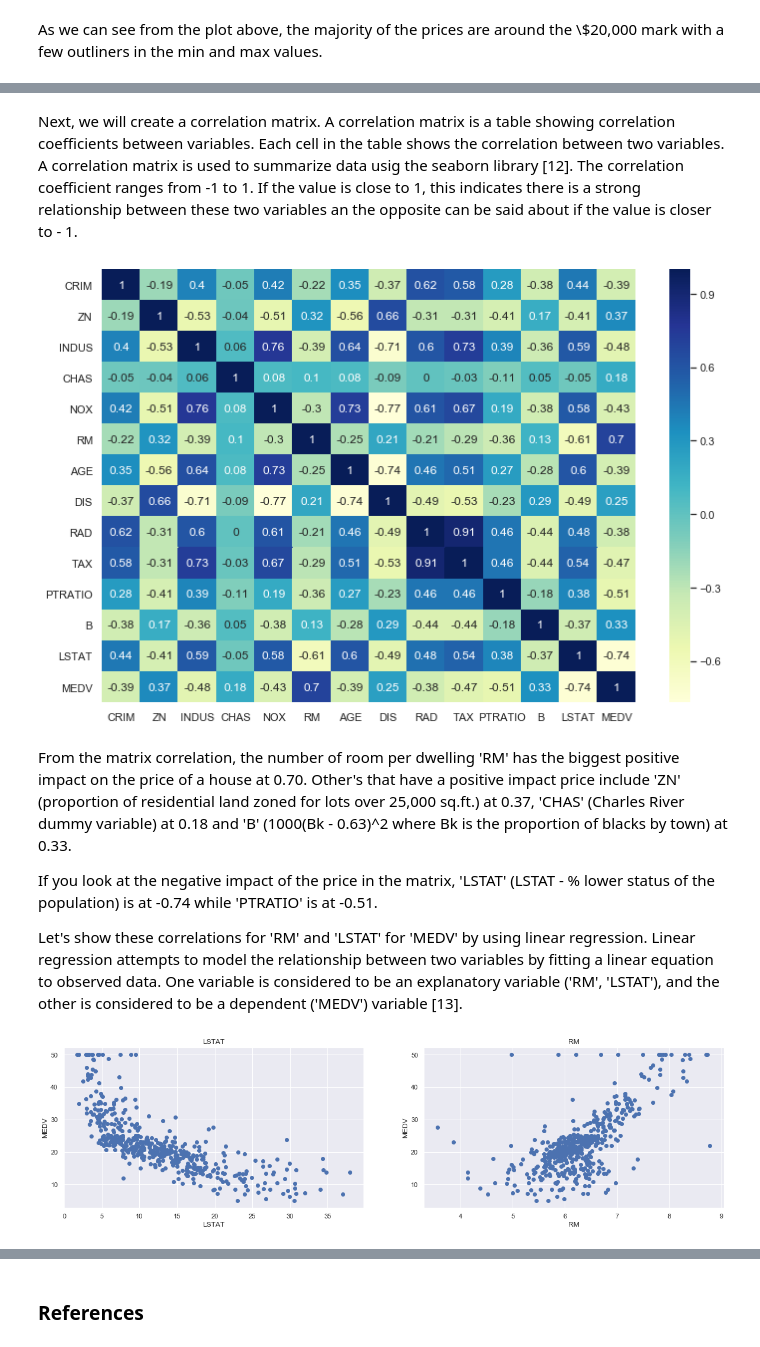
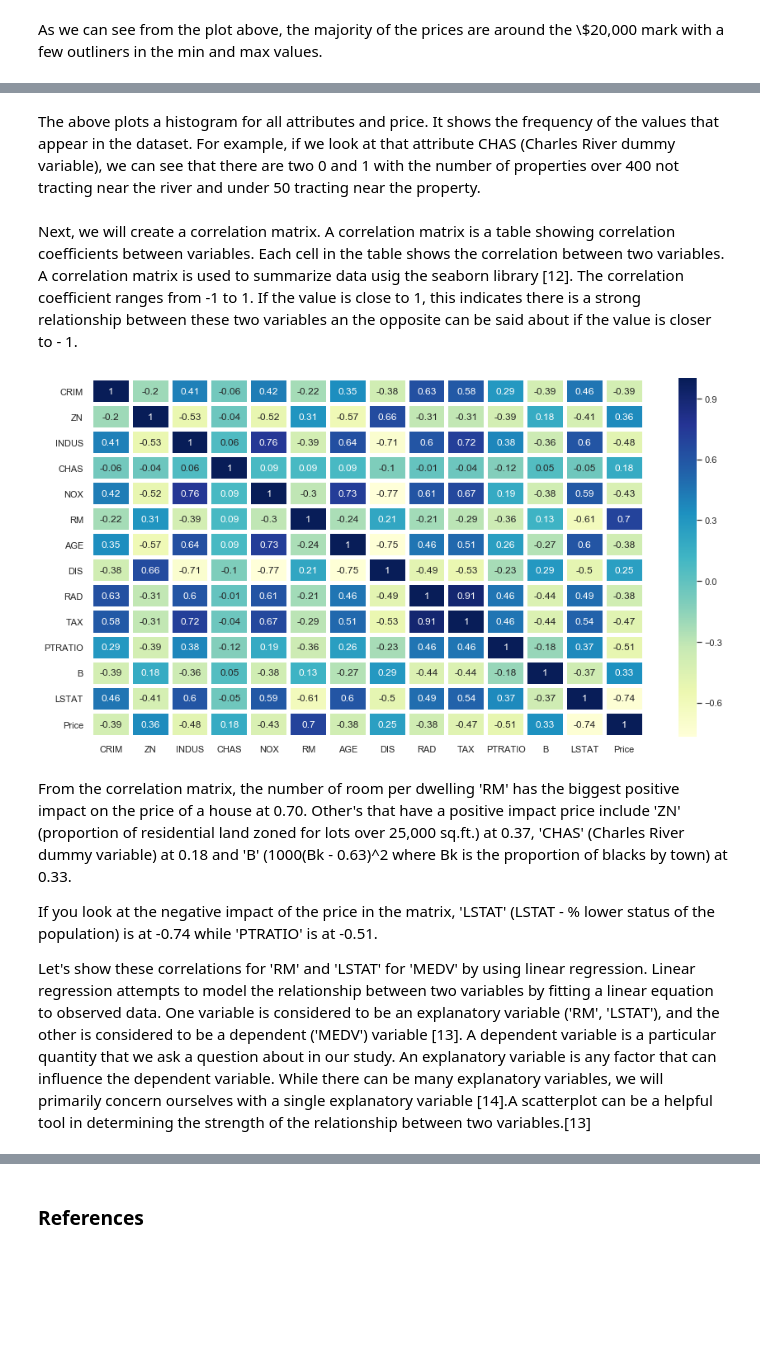
Before and after one commit to JohnADeady/ML-S-Project, a Jupyter notebook: Boston House Prices.ipynb, the cells around one changed output, grey strips where cells are left out. Saved outputs shown, nothing was run; the diff lists cells and outputs as text; code cells hidden in the pictures; blank space fills up the shorter version.

```diff
--- a/Boston House Prices.ipynb
+++ b/Boston House Prices.ipynb
@@ -37,13 +37,15 @@ import numpy as np
 import pandas as pd
 import matplotlib.pyplot as plt
 import seaborn as sns
+from sklearn.linear_model import LinearRegression
 
 # Magic line in plt
 %matplotlib inline
 
-# Read dataset from file
-boston = pd.read_csv("HousingData.csv")
+# Importing Data
+from sklearn.datasets import load_boston
+boston = load_boston()
 
-# Preview the first 5 lines of the loaded data
-boston.head()
+# Print datasets and attributes
+boston.data.shape
 # %% [output]
@@ -55,0 +55,8 @@ boston.head()
+# %%
+# Converting data from nd-array to dataframe, adding column names & Price Column
+data = pd.DataFrame(boston.data)
+data.columns = boston.feature_names
+data['Price'] = boston.target
+
+# Print the first 5 rows of the dataset with four decimal places
+data.head(5).round(4)
@@ -93,19 +117,21 @@ As we can see from the plot above, the majority of the prices are around the \\$
+# %% [markdown]
+The above plots a histogram for all attributes and price. It shows the frequency of the values that appear in the dataset. For example, if we look at that attribute CHAS (Charles River dummy variable), we can see that there are two 0 and 1 with the number of properties over 400 not tracting near the river and under 50 tracting near the property.
 # %% [markdown]
 Next, we will create a correlation matrix. A correlation matrix is a table showing correlation coefficients between variables. Each cell in the table shows the correlation between two variables. A correlation matrix is used to summarize data usig the seaborn library [12]. The correlation coefficient ranges from -1 to 1. If the value is close to 1, this indicates there is a strong relationship between these two variables an the opposite can be said about if the value is closer to - 1.
 # %%
 # create a matrix to show the interaction between variables. Round data to 2 deciaml places
-correlation_matrix = boston.corr().round(2)
+correlation_matrix = data.corr().round(2)
 
 # Use annot to input data into square wtth color "YlGnBu"
-sns.heatmap(data=correlation_matrix, annot=True, cmap="YlGnBu")
+sns.heatmap(data=correlation_matrix, linewidths=4, annot=True, cmap="YlGnBu")
 
-# Re-sizr the matrix
+# Re-size the matrix
 sns.set(rc={'figure.figsize':(15,8)})
 # %% [output]
-[figure, old version]
+[figure, new version]
 # %% [markdown]
-From the matrix correlation, the number of room per dwelling 'RM' has the biggest positive impact on the price of a house at 0.70. Other's that have a positive impact price include 'ZN' (proportion of residential land zoned for lots over 25,000 sq.ft.) at 0.37, 'CHAS' (Charles River dummy variable) at 0.18 and 'B' (1000(Bk - 0.63)^2 where Bk is the proportion of blacks by town) at 0.33.
+From the correlation matrix, the number of room per dwelling 'RM' has the biggest positive impact on the price of a house at 0.70. Other's that have a positive impact price include 'ZN' (proportion of residential land zoned for lots over 25,000 sq.ft.) at 0.37, 'CHAS' (Charles River dummy variable) at 0.18 and 'B' (1000(Bk - 0.63)^2 where Bk is the proportion of blacks by town) at 0.33.
 
 If you look at the negative impact of the price in the matrix, 'LSTAT' (LSTAT - % lower status of the population) is at -0.74 while 'PTRATIO' is at -0.51.
 
-Let's show these correlations for 'RM' and 'LSTAT' for 'MEDV' by using linear regression. Linear regression attempts to model the relationship between two variables by fitting a linear equation to observed data. One variable is considered to be an explanatory variable ('RM', 'LSTAT'), and the other is considered to be a dependent ('MEDV') variable [13].
+Let's show these correlations for 'RM' and 'LSTAT' for 'MEDV' by using linear regression. Linear regression attempts to model the relationship between two variables by fitting a linear equation to observed data. One variable is considered to be an explanatory variable ('RM', 'LSTAT'), and the other is considered to be a dependent ('MEDV') variable [13]. A dependent variable is a particular quantity that we ask a question about in our study. An explanatory variable is any factor that can influence the dependent variable. While there can be many explanatory variables, we will primarily concern ourselves with a single explanatory variable [14].A scatterplot can be a helpful tool in determining the strength of the relationship between two variables.[13]
@@ -116,16 +137,0 @@ https://realpython.com/linear-regression-in-python/
-# %%
-plt.figure(figsize=(20, 5))
-
-features = ['RM', 'LSTAT']
-target = boston['MEDV']
-
-for i, col in enumerate(features):
-    plt.subplot(1, len(features) , i+1)
-    x = boston[col]
-    y = target
-    plt.scatter(x, y, marker='o')
-    plt.title(col)
-    plt.xlabel(col)
-    plt.ylabel('MEDV')
-# %% [output]
-[figure, removed]
```
Also changed, not shown: parts of 17 cells of this notebook, 1 other file.
